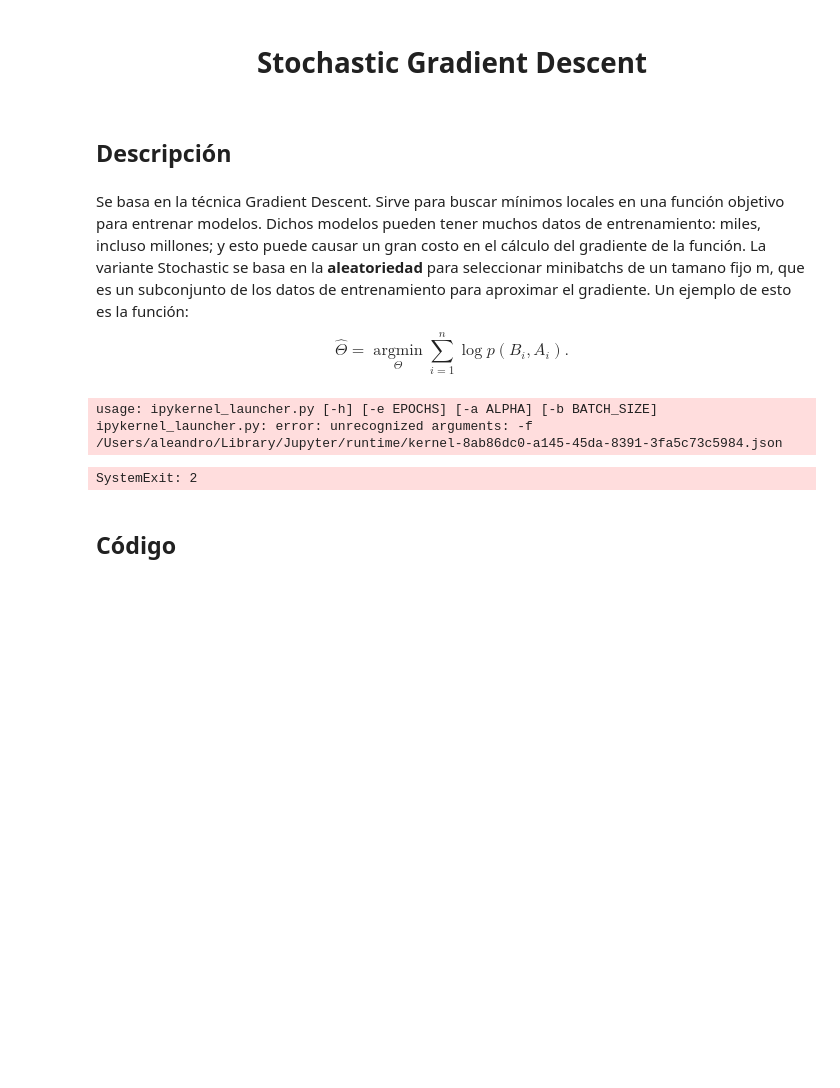
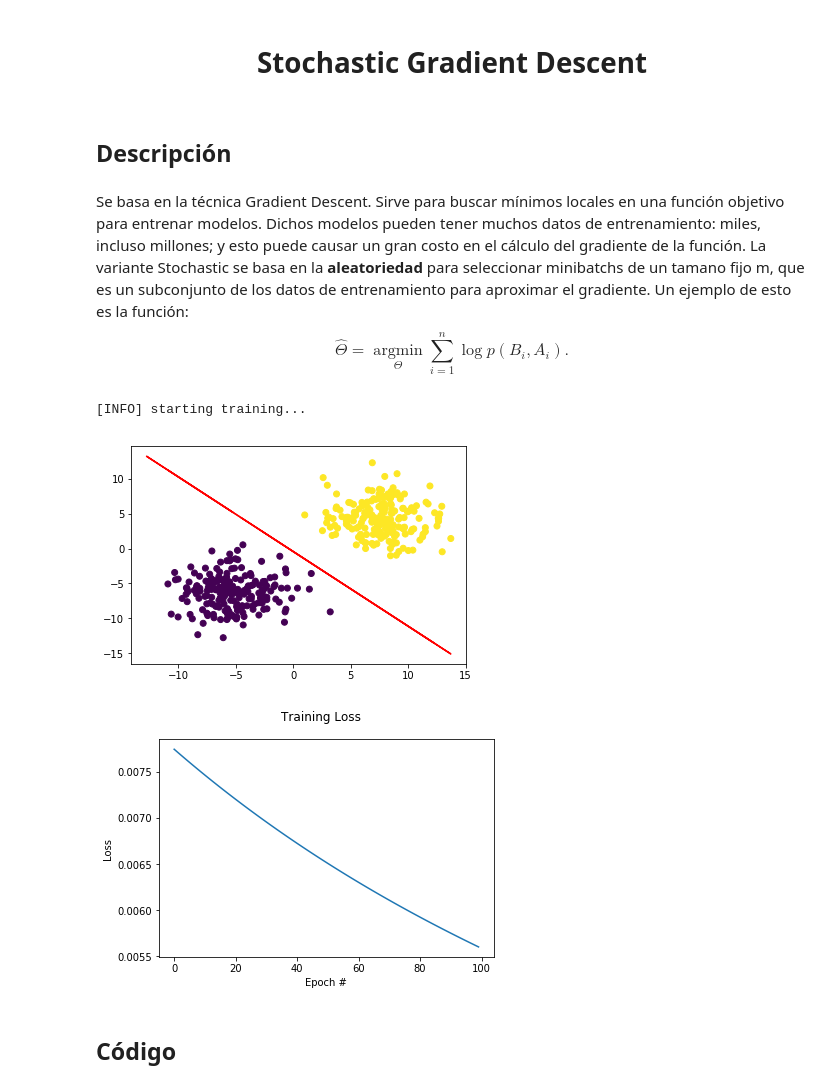
Before and after one commit to matt96/IA-PC1, a Jupyter notebook: Index.ipynb, the cells around one changed output. Drawn from its saved outputs; the diff is of its cells as text; code cells hidden in the pictures; blank space fills up the shorter version.

```diff
--- a/Index.ipynb
+++ b/Index.ipynb
@@ -14,6 +14,7 @@ import sys
 !{sys.executable} -m pip install numpy
 !{sys.executable} python -mpip install matplotlib
 !{sys.executable} -m pip install scipy
+!{sys.executable} -m pip install easydict
 '''
 
 # import the necessary packages
@@ -21,6 +22,7 @@ import matplotlib.pyplot as plt
 from sklearn.datasets.samples_generator import make_blobs
 import numpy as np
 import argparse
+import easydict
 
 def sigmoid_activation(x):
     # compute and return the sigmoid activation value for a
@@ -33,15 +35,12 @@ def next_batch(X, y, batchSize):
         # yield a tuple of the current batched data and labels
         yield (X[i:i + batchSize], y[i:i + batchSize])
 
-# construct the argument parse and parse the arguments
-ap = argparse.ArgumentParser()
-ap.add_argument("-e", "--epochs", type=float, default=100,
-    help="# of epochs")
-ap.add_argument("-a", "--alpha", type=float, default=0.01,
-    help="learning rate")
-ap.add_argument("-b", "--batch-size", type=int, default=32,
-    help="size of SGD mini-batches")
-args = vars(ap.parse_args())
+# construct the arguments with a dictionary
+args = easydict.EasyDict({
+    "epochs": 100,
+    "alpha": 0.01,
+    "batch_size": 32
+})
 
 # generate a 2-class classification problem with 400 data points,
 # where each data point is a 2D feature vector
@@ -87,35 +86,35 @@ for epoch in np.arange(0, args["epochs"]):
         # the gradient update is therefore the dot product between
         # the transpose of our current batch and the error on the
         # # batch
         gradient = batchX.T.dot(error) / batchX.shape[0]
 
         # use the gradient computed on the current batch to take
         # a "step" in the correct direction
         W += -args["alpha"] * gradient
 
     # update our loss history list by taking the average loss
     # across all batches
     lossHistory.append(np.average(epochLoss))
 
 # compute the line of best fit by setting the sigmoid function
 # to 0 and solving for X2 in terms of X1
 Y = (-W[0] - (W[1] * X)) / W[2]
 
 # plot the original data along with our line of best fit
 plt.figure()
 plt.scatter(X[:, 1], X[:, 2], marker="o", c=y)
 plt.plot(X, Y, "r-")
 
 # construct a figure that plots the loss over time
 fig = plt.figure()
 plt.plot(np.arange(0, args["epochs"]), lossHistory)
 fig.suptitle("Training Loss")
 plt.xlabel("Epoch #")
 plt.ylabel("Loss")
 plt.show()
 # %% [output]
-usage: ipykernel_launcher.py [-h] [-e EPOCHS] [-a ALPHA] [-b BATCH_SIZE]
-ipykernel_launcher.py: error: unrecognized arguments: -f /Users/aleandro/Library/Jupyter/runtime/kernel-8ab86dc0-a145-45da-8391-3fa5c73c5984.json
+[INFO] starting training...
-SystemExit: 2
+[figure, added]
+[figure, added]
 # %% [markdown]
 <h2> Código </h2>
```
Also changed, not shown: parts of 1 cell of this notebook.
